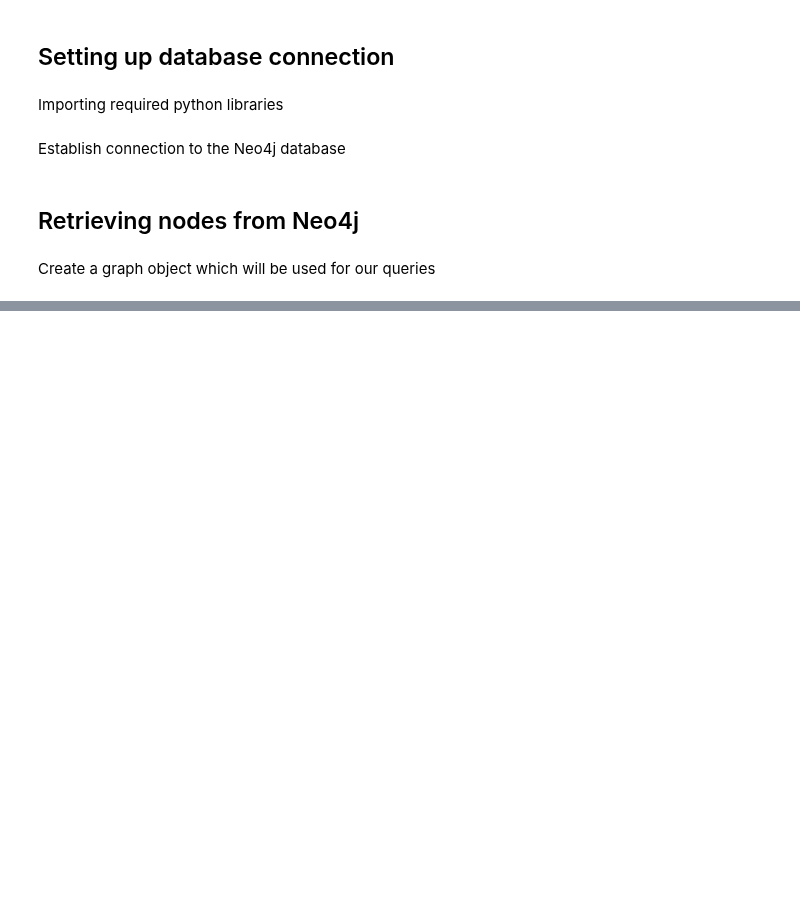
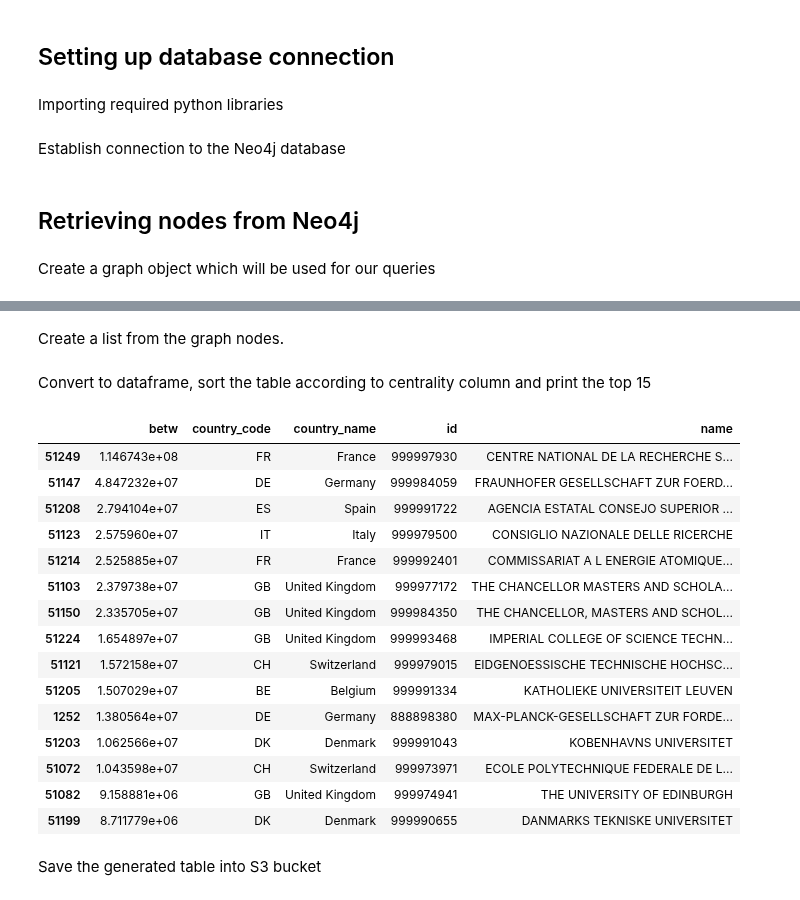
Before and after one commit to EURITO/query_indicators, a Jupyter notebook: theme_2/centrality/centrality.ipynb, the cells around one changed output, grey strips where cells are left out. Saved outputs shown, nothing was run; the diff lists cells and outputs as text; code cells hidden in the pictures; blank space fills up the shorter version.

```diff
--- a/theme_2/centrality/centrality.ipynb
+++ b/theme_2/centrality/centrality.ipynb
@@ -26,2 +54,33 @@ Set the type of the node that should be retrieved. Available types are: "Project
 # %%
 node_type = "Organisation"
+# %% [markdown]
+Create a list from the graph nodes.
+# %%
+node_list = list(graph.nodes.match(node_type))
+# %% [markdown]
+Convert to dataframe, sort the table according to centrality column and print the top 15
+# %%
+node_table = pd.DataFrame(node_list)
+node_table = node_table.drop("centrality", axis=1)
+top_betw = node_table.sort_values(by=['betw'], ascending=False)
+top_nodes = top_betw.head(15)
+top_nodes
+# %% [output]
+|  | betw | country_code | country_name | id | name |
+| 51249 | 1.146743e+08 | FR | France | 999997930 | CENTRE NATIONAL DE LA RECHERCHE S... |
+| 51147 | 4.847232e+07 | DE | Germany | 999984059 | FRAUNHOFER GESELLSCHAFT ZUR FOERD... |
+| 51208 | 2.794104e+07 | ES | Spain | 999991722 | AGENCIA ESTATAL CONSEJO SUPERIOR ... |
+| 51123 | 2.575960e+07 | IT | Italy | 999979500 | CONSIGLIO NAZIONALE DELLE RICERCHE |
+| 51214 | 2.525885e+07 | FR | France | 999992401 | COMMISSARIAT A L ENERGIE ATOMIQUE... |
+| 51103 | 2.379738e+07 | GB | United Kingdom | 999977172 | THE CHANCELLOR MASTERS AND SCHOLA... |
+| 51150 | 2.335705e+07 | GB | United Kingdom | 999984350 | THE CHANCELLOR, MASTERS AND SCHOL... |
+| 51224 | 1.654897e+07 | GB | United Kingdom | 999993468 | IMPERIAL COLLEGE OF SCIENCE TECHN... |
+| 51121 | 1.572158e+07 | CH | Switzerland | 999979015 | EIDGENOESSISCHE TECHNISCHE HOCHSC... |
+| 51205 | 1.507029e+07 | BE | Belgium | 999991334 | KATHOLIEKE UNIVERSITEIT LEUVEN |
+| 1252 | 1.380564e+07 | DE | Germany | 888898380 | MAX-PLANCK-GESELLSCHAFT ZUR FORDE... |
+| 51203 | 1.062566e+07 | DK | Denmark | 999991043 | KOBENHAVNS UNIVERSITET |
+| 51072 | 1.043598e+07 | CH | Switzerland | 999973971 | ECOLE POLYTECHNIQUE FEDERALE DE L... |
+| 51082 | 9.158881e+06 | GB | United Kingdom | 999974941 | THE UNIVERSITY OF EDINBURGH |
+| 51199 | 8.711779e+06 | DK | Denmark | 999990655 | DANMARKS TEKNISKE UNIVERSITET |
+# %% [markdown]
+Save the generated table into S3 bucket
```
Also changed, not shown: parts of 35 cells of this notebook, 3 other files.
